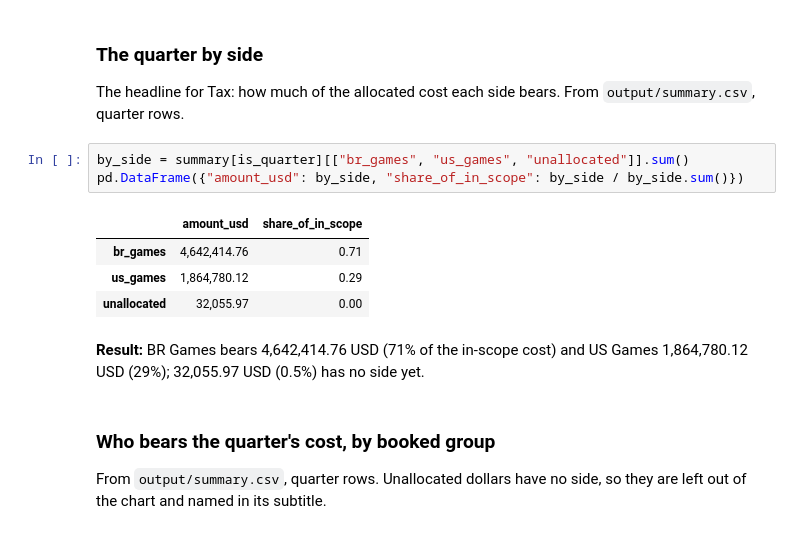
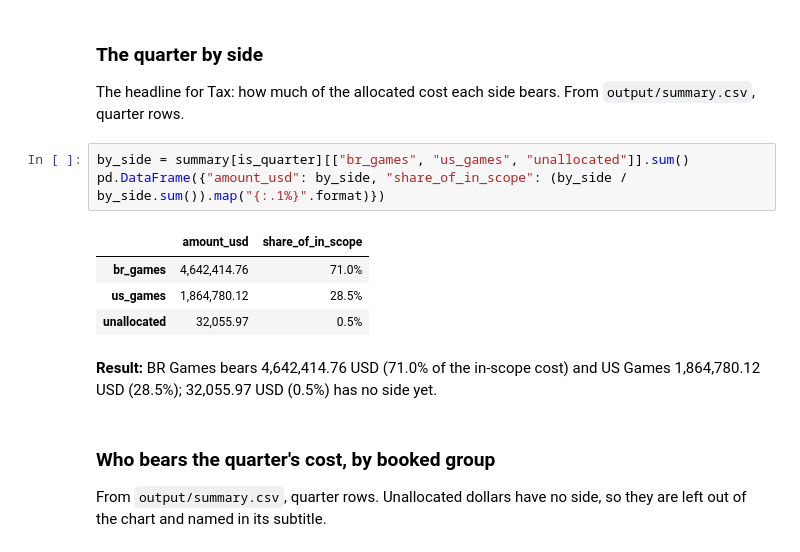
Before and after one commit to felipiadenildo/lumen-games-allocation, a Jupyter notebook: notebooks/04-results.ipynb, the cells around one changed output. Drawn from its saved outputs; the diff is of its cells as text.

Commit message:
Fix review findings: notebook paths, shares, Q04 impact and cents source

```diff
--- a/notebooks/04-results.ipynb
+++ b/notebooks/04-results.ipynb
@@ -70,14 +68,14 @@ reconciliation.set_index("period")
 The headline for Tax: how much of the allocated cost each side bears. From `output/summary.csv`, quarter rows.
 # %%
 by_side = summary[is_quarter][["br_games", "us_games", "unallocated"]].sum()
-pd.DataFrame({"amount_usd": by_side, "share_of_in_scope": by_side / by_side.sum()})
+pd.DataFrame({"amount_usd": by_side, "share_of_in_scope": (by_side / by_side.sum()).map("{:.1%}".format)})
 # %% [output]
 |  | amount_usd | share_of_in_scope |
-| br_games | 4,642,414.76 | 0.71 |
-| us_games | 1,864,780.12 | 0.29 |
-| unallocated | 32,055.97 | 0.00 |
+| br_games | 4,642,414.76 | 71.0% |
+| us_games | 1,864,780.12 | 28.5% |
+| unallocated | 32,055.97 | 0.5% |
 # %% [markdown]
-**Result:** BR Games bears 4,642,414.76 USD (71% of the in-scope cost) and US Games 1,864,780.12 USD (29%);
+**Result:** BR Games bears 4,642,414.76 USD (71.0% of the in-scope cost) and US Games 1,864,780.12 USD (28.5%);
 32,055.97 USD (0.5%) has no side yet.
 # %% [markdown]
 ### Who bears the quarter's cost, by booked group
```
Also changed, not shown: parts of 6 cells of this notebook, 2 other files.
